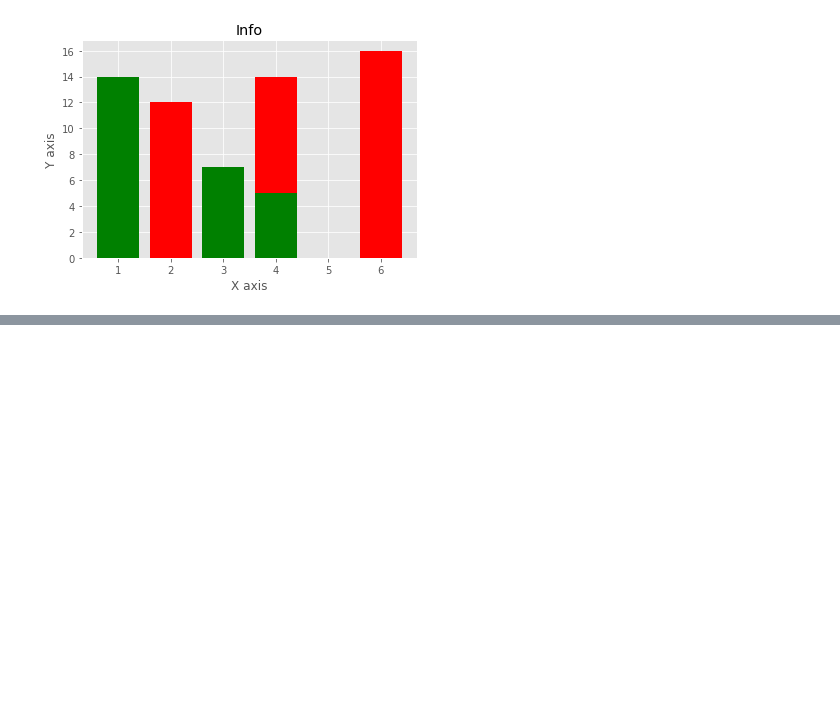
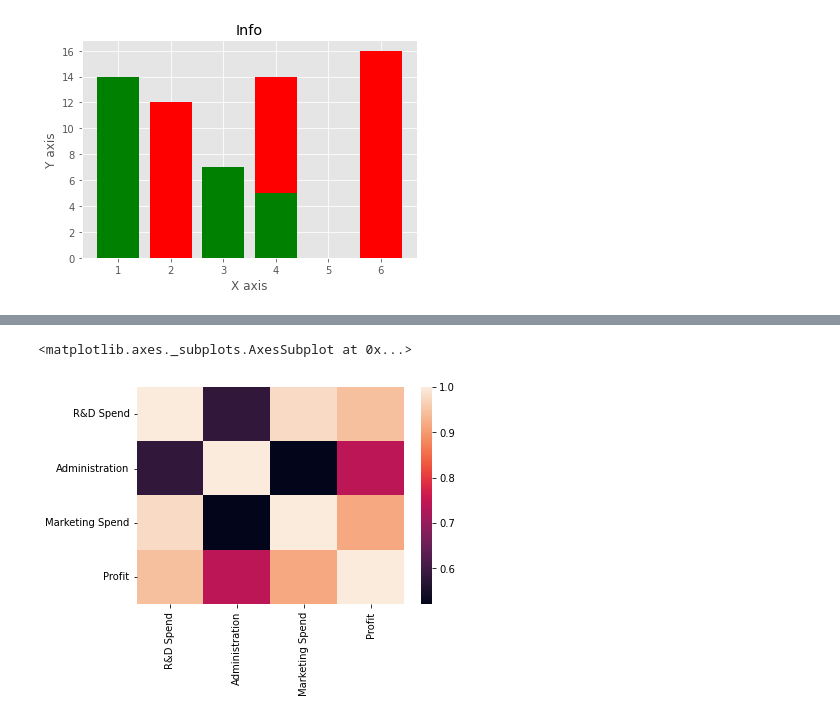
Before and after one commit to ah1997/Data_Science, a Jupyter notebook: Data_Sciences1.ipynb, the cells around one changed output, grey strips where cells are left out. Cells and saved outputs as stored; diff of their text form; code cells hidden in the pictures; blank space fills up the shorter version.

```diff
--- a/Data_Sciences1.ipynb
+++ b/Data_Sciences1.ipynb
@@ -95,0 +105,4 @@ plt.show()
+# %%
+url = 'https://raw.githubusercontent.com/boosuro/profit_estimation_of_companies/master/1000_Companies.csv'
+df = pd.read_csv(url)
+print(df.head())
@@ -95,0 +130,6 @@ plt.show()
+# %%
+#Data visulisation
+sns.heatmap(df.corr())
+# %% [output]
+<matplotlib.axes._subplots.AxesSubplot at 0x...>
+[figure, added]
```
Also changed, not shown: parts of 8 cells of this notebook.
